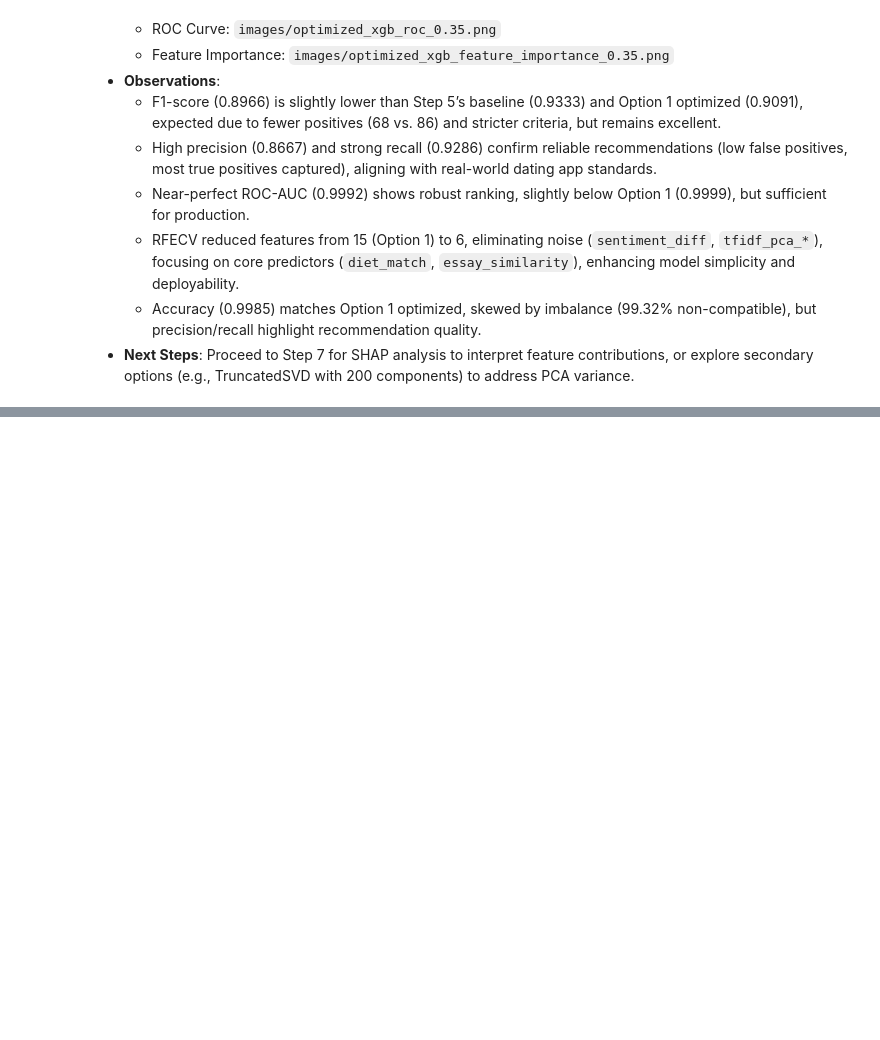
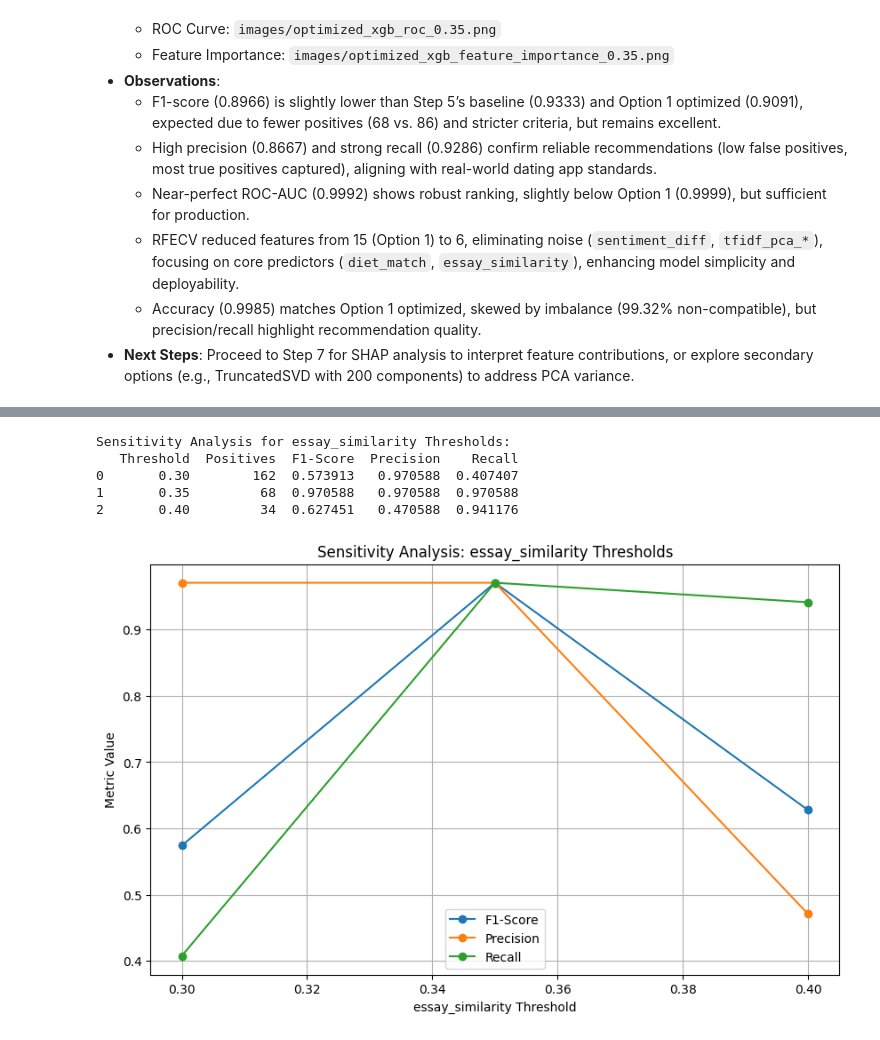
Before and after one commit to GoudyMT/dating-ml-project, a Jupyter notebook: dating_ml_analysis.ipynb, the cells around one changed output, grey strips where cells are left out. Cells and saved outputs as stored; diff of their text form; code cells hidden in the pictures; blank space fills up the shorter version.

```diff
--- a/dating_ml_analysis.ipynb
+++ b/dating_ml_analysis.ipynb
@@ -829,0 +947,78 @@ plt.close()
+# %%
+# Sensitivity analysis for essay_similarity thresholds
+thresholds = [0.3, 0.35, 0.4]
+sensitivity_results = []
+
+for thresh in thresholds:
+    # Reload original pairs data to recompute compatibility
+    pairs_df = pd.read_csv('data/pairs_raw.csv')
+
+    # Recompute necessary features
+    pairs_df['age_diff'] = abs(pairs_df['age_1'] - pairs_df['age_2'])
+    scaler = StandardScaler()  # Re-fit scaler
+    pairs_df[['age_diff']] = scaler.fit_transform(pairs_df[['age_diff']])
+
+    for col in ['diet', 'drinks', 'smokes', 'pets']:
+        pairs_df[f'{col}_match'] = (pairs_df[f'{col}_1'] == pairs_df[f'{col}_2']).astype(int)
+
+    pairs_df['orientation_match'] = (pairs_df['orientation_1'] == pairs_df['orientation_2']).astype(int)
+
+    tfidf = TfidfVectorizer(max_features=5000, stop_words='english')
+    essays_1_tfidf = tfidf.fit_transform(pairs_df['essays_1'].fillna(''))
+    essays_2_tfidf = tfidf.transform(pairs_df['essays_2'].fillna(''))
+    cosine_sim = np.array([cosine_similarity(essays_1_tfidf[i], essays_2_tfidf[i])[0, 0] for i in range(len(pairs_df))])
+    pairs_df['essay_similarity'] = cosine_sim
+
+    # Compute compatibility with current threshold
+    pairs_df['preference_matches'] = pairs_df[['diet_match', 'drinks_match', 'smokes_match', 'pets_match']].sum(axis=1)
+    pairs_df['compatible'] = ((pairs_df['preference_matches'] >= 2) &
+                             (pairs_df['age_diff'] * scaler.scale_[0] <= 3) &
+                             (pairs_df['orientation_match'] == 1) &
+                             (pairs_df['essay_similarity'] >= thresh)).astype(int)
+
+    temp_df = pairs_df[selected_features + ['compatible']]
+    X_temp = temp_df[selected_features]
+    y_temp = temp_df['compatible']
+
+    # Predict with the trained model
+    y_temp_pred = model.predict(X_temp)
+    y_temp_prob = model.predict_proba(X_temp)[:, 1]
+
+    # Metrics
+    f1_temp = f1_score(y_temp, y_temp_pred)
+    prec_temp = precision_score(y_temp, y_temp_pred, zero_division=0)
+    rec_temp = recall_score(y_temp, y_temp_pred, zero_division=0)
+
+    sensitivity_results.append({
+        'Threshold': thresh,
+        'Positives': y_temp.sum(),
+        'F1-Score': f1_temp,
+        'Precision': prec_temp,
+        'Recall': rec_temp
+    })
+
+sensitivity_df = pd.DataFrame(sensitivity_results)
+print("\nSensitivity Analysis for essay_similarity Thresholds:")
+print(sensitivity_df)
+# %% [output]
+Sensitivity Analysis for essay_similarity Thresholds:
+   Threshold  Positives  F1-Score  Precision    Recall
+0       0.30        162  0.573913   0.970588  0.407407
+1       0.35         68  0.970588   0.970588  0.970588
+2       0.40         34  0.627451   0.470588  0.941176
+# %%
+# Plot sensitivity analysis
+plt.figure(figsize=(10, 6))
+plt.plot(sensitivity_df['Threshold'], sensitivity_df['F1-Score'], label='F1-Score', marker='o')
+plt.plot(sensitivity_df['Threshold'], sensitivity_df['Precision'], label='Precision', marker='o')
+plt.plot(sensitivity_df['Threshold'], sensitivity_df['Recall'], label='Recall', marker='o')
+plt.title('Sensitivity Analysis: essay_similarity Thresholds')
+plt.xlabel('essay_similarity Threshold')
+plt.ylabel('Metric Value')
+plt.legend()
+plt.grid()
+plt.savefig('images/sensitivity_analysis_0.35.png')
+plt.show()
+plt.close()
+# %% [output]
+[figure, added]
```
Also changed, not shown: parts of 10 cells of this notebook, 4 other files.
